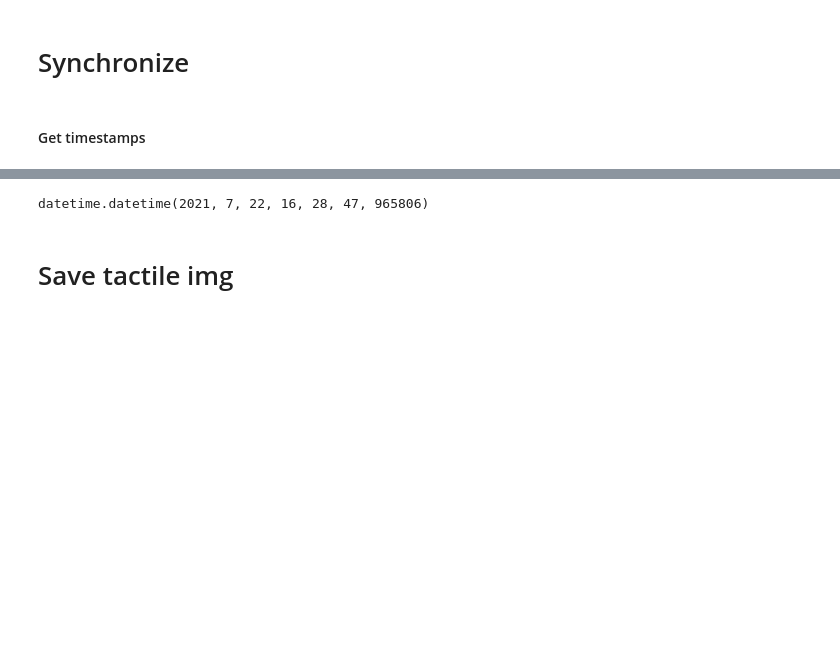
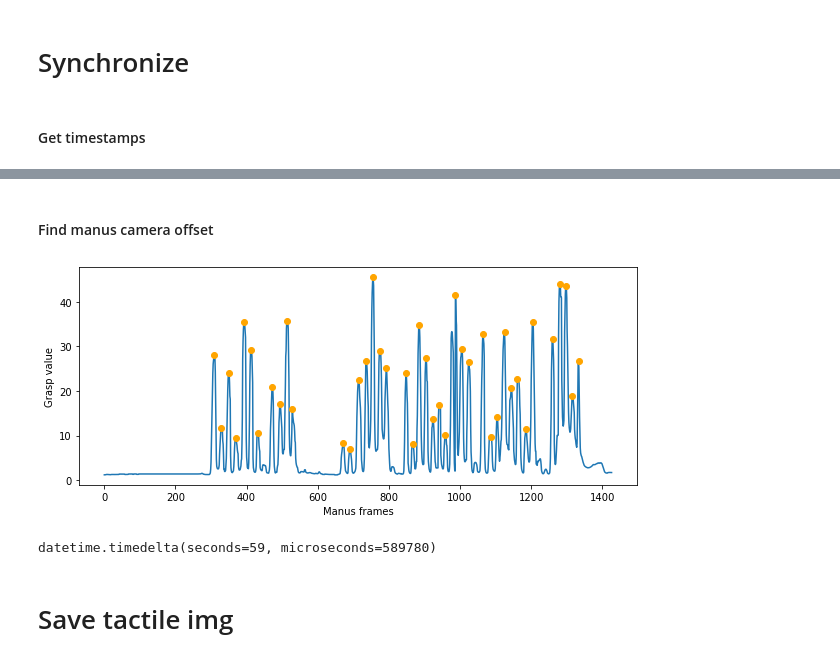
Before and after one commit to lucas-ventura/tactile2object, a Jupyter notebook: intrinsics_extrinsics/synchronize.ipynb, the cells around one changed output, grey strips where cells are left out. Drawn from its saved outputs; the diff is of its cells as text; code cells hidden in the pictures; blank space fills up the shorter version.

```diff
--- a/intrinsics_extrinsics/synchronize.ipynb
+++ b/intrinsics_extrinsics/synchronize.ipynb
@@ -65,7 +65,7 @@ Takes around two minutes to load the manus data and compute the MANO joints and
 # %%
 %%capture
 
-hand_verts, hand_joints, hand_faces = get_manus_data(manus_pth, manopth_dir)
+manus = ManusData(manus_pth, manopth_dir)
 # %% [markdown]
 # Synchronize
 # %% [markdown]
@@ -103,3 +108,9 @@ ts_first_c = ts_camera[frame_first_c]
 
 # Offset between pressure and camera
 pc_offset = ts_first_p - ts_first_c
+# %% [markdown]
+#### Find manus camera offset
+# %%
+manus.plot_grasps(height=5)
+# %% [output]
+[figure, added]
@@ -123,7 +169,7 @@ synchronize = Synchronizer(ts_pressure, ts_camera, pc_offset)
 # %%
-datetime.fromtimestamp(ts_camera[0])
+datetime.fromtimestamp(ts_camera[-1]) - datetime.fromtimestamp(ts_camera[0])
 # %% [output]
-datetime.datetime(2021, 7, 22, 16, 28, 47, 965806)
+datetime.timedelta(seconds=59, microseconds=589780)
 # %% [markdown]
 # Save tactile img
 # %%
```
Also changed, not shown: parts of 24 cells of this notebook.
